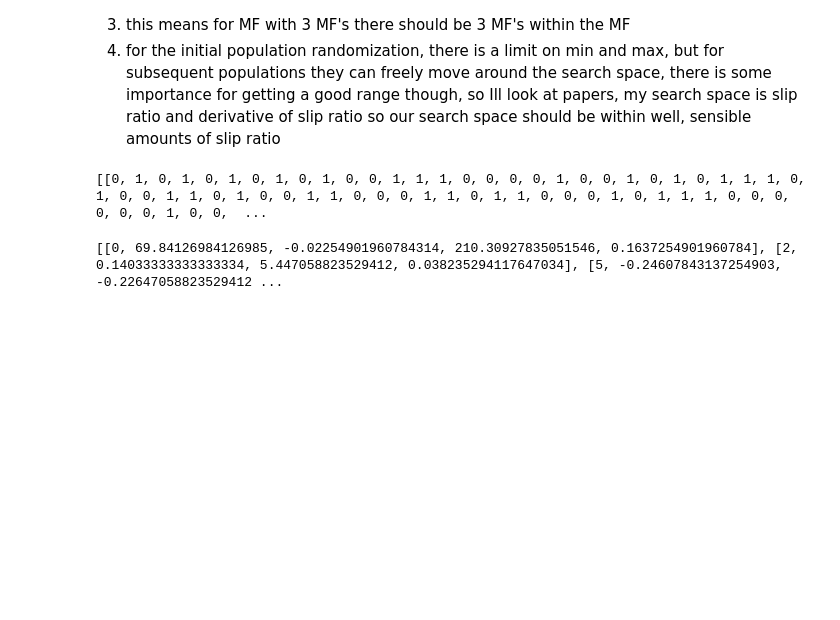
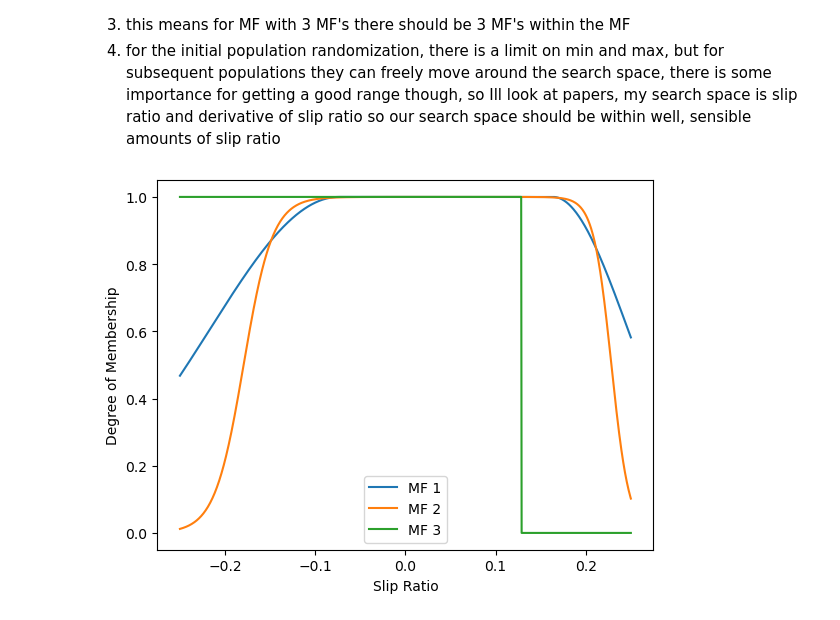
Before and after one commit to msfrt/Electrical-SR27, a Jupyter notebook: EvoComputation/GA_Fuzzy_MF_Test.ipynb, the cells around one changed output. Drawn from its saved outputs; the diff is of its cells as text; code cells hidden in the pictures; blank space fills up the shorter version.

Commit message:
able to generate random MFS

```diff
--- a/EvoComputation/GA_Fuzzy_MF_Test.ipynb
+++ b/EvoComputation/GA_Fuzzy_MF_Test.ipynb
@@ -845,20 +845,12 @@ def generate_genome():
     for i in range(membership_function_amount):
         genome.append(generate_membership_function())
     return genome
-return_list = generate_genome()
-print(return_list)
-# %% [output]
-[[0, 1, 0, 1, 0, 1, 0, 1, 0, 1, 0, 0, 1, 1, 1, 0, 0, 0, 0, 1, 0, 0, 1, 0, 1, 0, 1, 1, 1, 0, 1, 0, 0, 1, 1, 0, 1, 0, 0, 1, 1, 0, 0, 0, 1, 1, 0, 1, 1, 0, 0, 0, 1, 0, 1, 1, 1, 0, 0, 0, 0, 0, 0, 1, 0, 0,  ...
 # %%
 def decode_genome(genome):
     decoded_genome = []
     for membership_function in genome:
         decoded_genome.append(decode_membership_function(membership_function))
     return decoded_genome
-# %%
-print(decode_genome(return_list))
-# %% [output]
-[[0, 69.84126984126985, -0.02254901960784314, 210.30927835051546, 0.1637254901960784], [2, 0.14033333333333334, 5.447058823529412, 0.038235294117647034], [5, -0.24607843137254903, -0.22647058823529412 ...
 # %%
 # Create Membership functiosn since its not in python
 
@@ -959,3 +951,48 @@ def plot_two_sided_gaussian(sigma1, c1, sigma2, c2, label='Two Sided Gaussian'):
 def plot_z_shaped(a, b, label='Z Shaped'):
     y = 1 - _smf(a, b)
     plt.plot(x, y, label=label)
+# %%
+# Plot Genome
+def plot_genome(decoded_genome):
+    for i, decoded_mf in enumerate(decoded_genome):
+        select_int = decoded_mf[0]    # which MF shape
+        params = decoded_mf[1:]       # that shape's parameters
+        label = f'MF {i + 1}'
+
+        match select_int:
+            case 0:   # Difference of Sigmoids
+                plot_diff_of_sigmoids(*params, label=label)
+            case 1:   # Gaussian
+                plot_gaussian(*params, label=label)
+            case 2:   # Generalized Bell
+                plot_generalized_bell(*params, label=label)
+            case 3:   # Linear S Shaped
+                plot_linear_s_shaped(*params, label=label)
+            case 4:   # Linear Z Shaped
+                plot_linear_z_shaped(*params, label=label)
+            case 5:   # Pi Shaped
+                plot_pi_shaped(*params, label=label)
+            case 6:   # Product of Sigmoids
+                plot_product_of_sigmoids(*params, label=label)
+            case 7:   # S Shaped
+                plot_s_shaped(*params, label=label)
+            case 8:   # Sigmoid
+                plot_sigmoid(*params, label=label)
+            case 9:   # Trapezoidal
+                plot_trapezoidal(*params, label=label)
+            case 10:  # Triangular
+                plot_triangular(*params, label=label)
+            case 11:  # Two Sided Gaussian
+                plot_two_sided_gaussian(*params, label=label)
+            case 12:  # Z Shaped
+                plot_z_shaped(*params, label=label)
+
+    plt.xlabel('Slip Ratio')
+    plt.ylabel('Degree of Membership')
+    plt.legend()
+    plt.show()
+# %%
+genome = generate_genome()
+plot_genome(decode_genome(genome))
+# %% [output]
+[figure, added]
```
Also changed, not shown: parts of 3 cells of this notebook.
